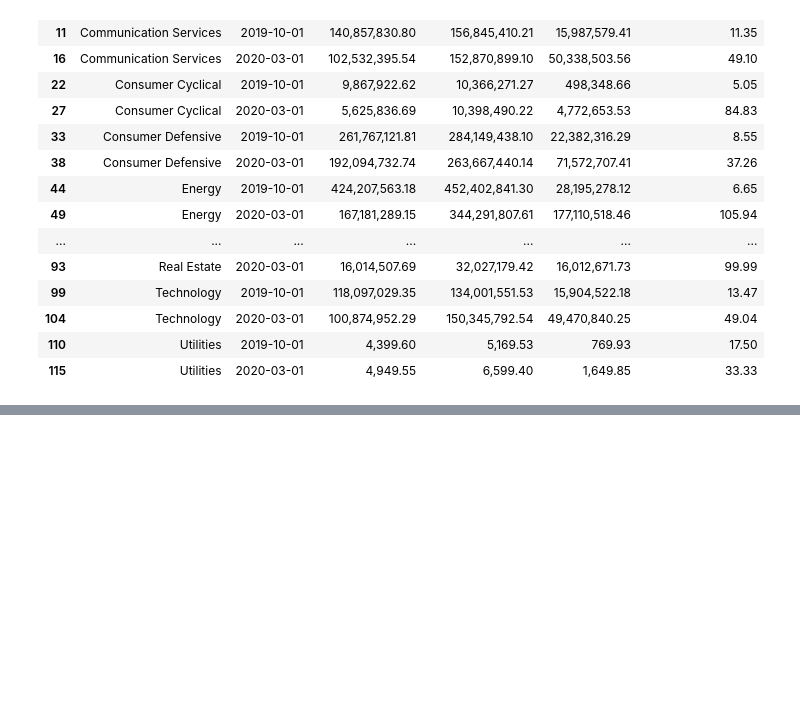
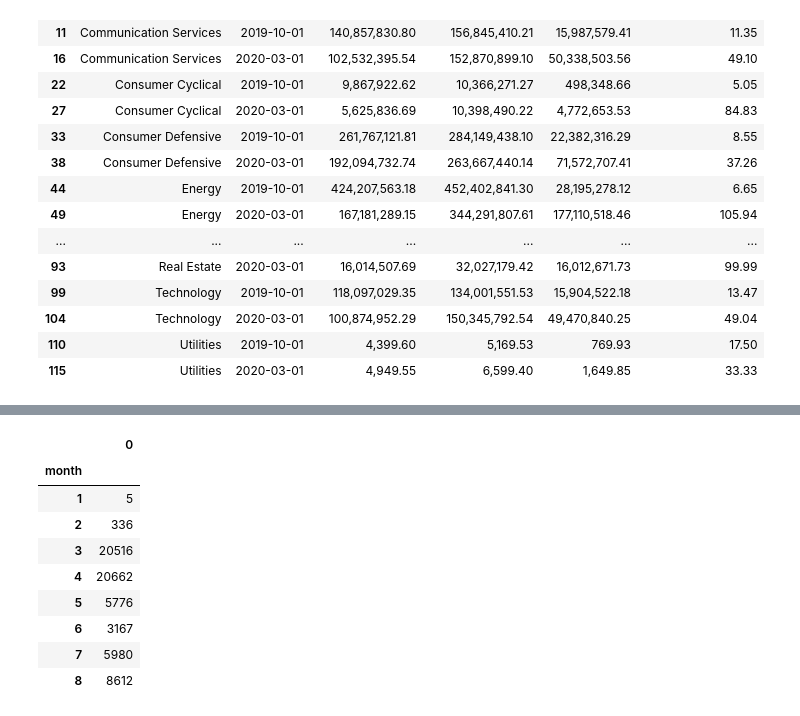
Before and after one commit to LukasTheMouse/Ironhack_project2_NinaLukas, a Jupyter notebook: Data Manipulation .ipynb, the cells around one changed output, grey strips where cells are left out. Cells and saved outputs as stored; diff of their text form; code cells hidden in the pictures; blank space fills up the shorter version.

```diff
--- a/Data Manipulation .ipynb
+++ b/Data Manipulation .ipynb
@@ -180,0 +178,17 @@ covid_data.to_sql('covid', engine)
+# %%
+columns_covid = ['month', 'Sex']
+covid_df = covid_data[columns_covid]
+covid_numbers = covid_df.groupby(['month']).size()
+covid_df = covid_numbers.to_frame()
+covid_df
+# %% [output]
+|  | 0 |
+| month |  |
+| 1 | 5 |
+| 2 | 336 |
+| 3 | 20516 |
+| 4 | 20662 |
+| 5 | 5776 |
+| 6 | 3167 |
+| 7 | 5980 |
+| 8 | 8612 |
```
Also changed, not shown: parts of 8 cells of this notebook, 2 other files.
